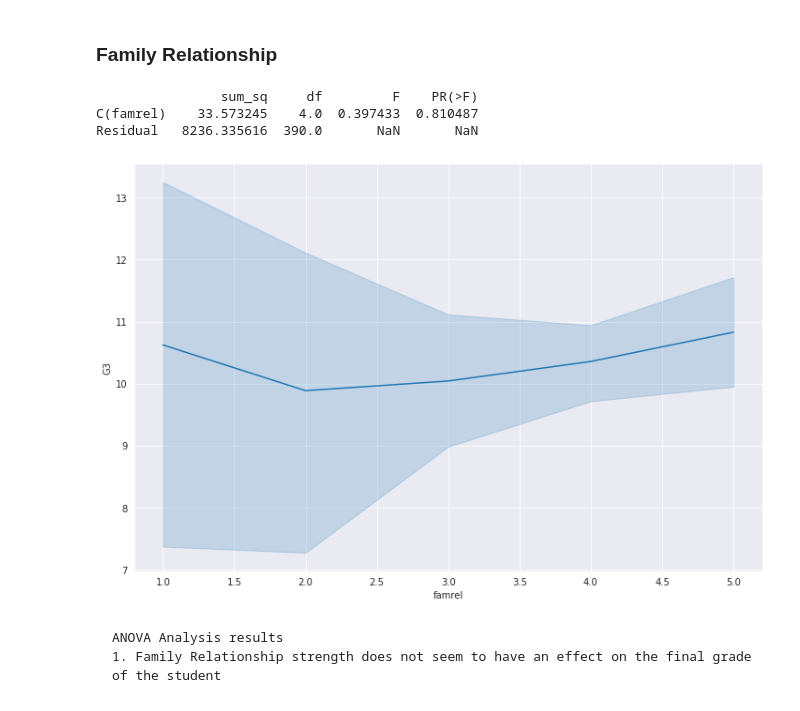
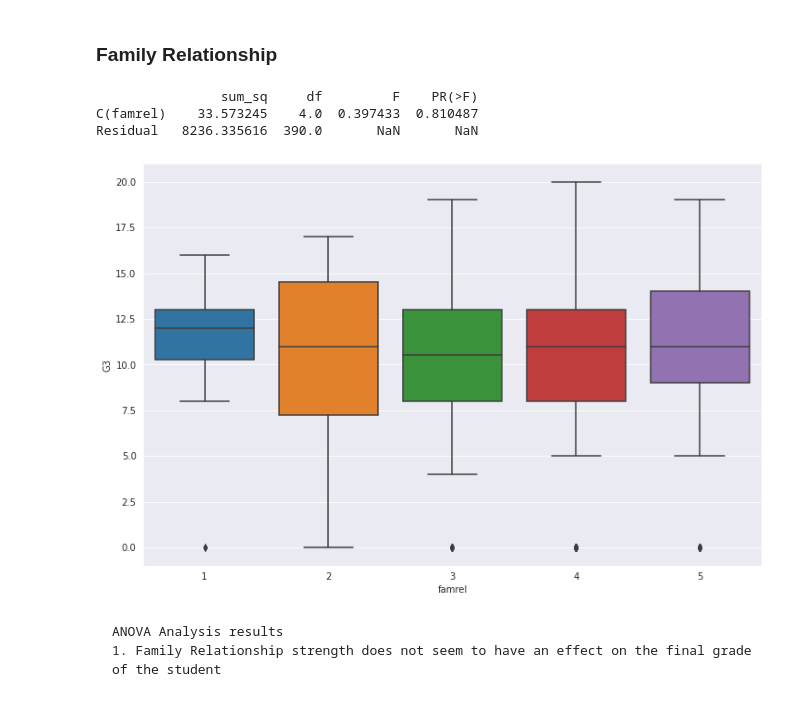
Before and after one commit to CamLadd/math_student_regression, a Jupyter notebook: math_grade_regression.ipynb, the cells around one changed output. Saved outputs shown, nothing was run; the diff lists cells and outputs as text; code cells hidden in the pictures.

```diff
--- a/math_grade_regression.ipynb
+++ b/math_grade_regression.ipynb
@@ -100,19 +106,19 @@ Absences has little to no correlation to final grade
 ### Family Relationship
 # %%
 fig, ax = plt.subplots(figsize=(12,8))
-sns.lineplot(df['famrel'], df['G3'], ax=ax)
+sns.boxplot(df['famrel'], df['G3'], ax=ax)
 
 from statsmodels.stats.anova import anova_lm
 from statsmodels.formula.api import ols
 formula = 'G3 ~ C(famrel)'
 lm = ols(formula, df).fit()
 table = sm.stats.anova_lm(lm, typ=2)
 print(table)
 # %% [output]
                 sum_sq     df         F    PR(>F)
 C(famrel)    33.573245    4.0  0.397433  0.810487
 Residual   8236.335616  390.0       NaN       NaN
-[figure, old version]
+[figure, new version]
 # %% [markdown]
     ANOVA Analysis results
     1. Family Relationship strength does not seem to have an effect on the final grade of the student
```
Also changed, not shown: parts of 3 cells of this notebook.
